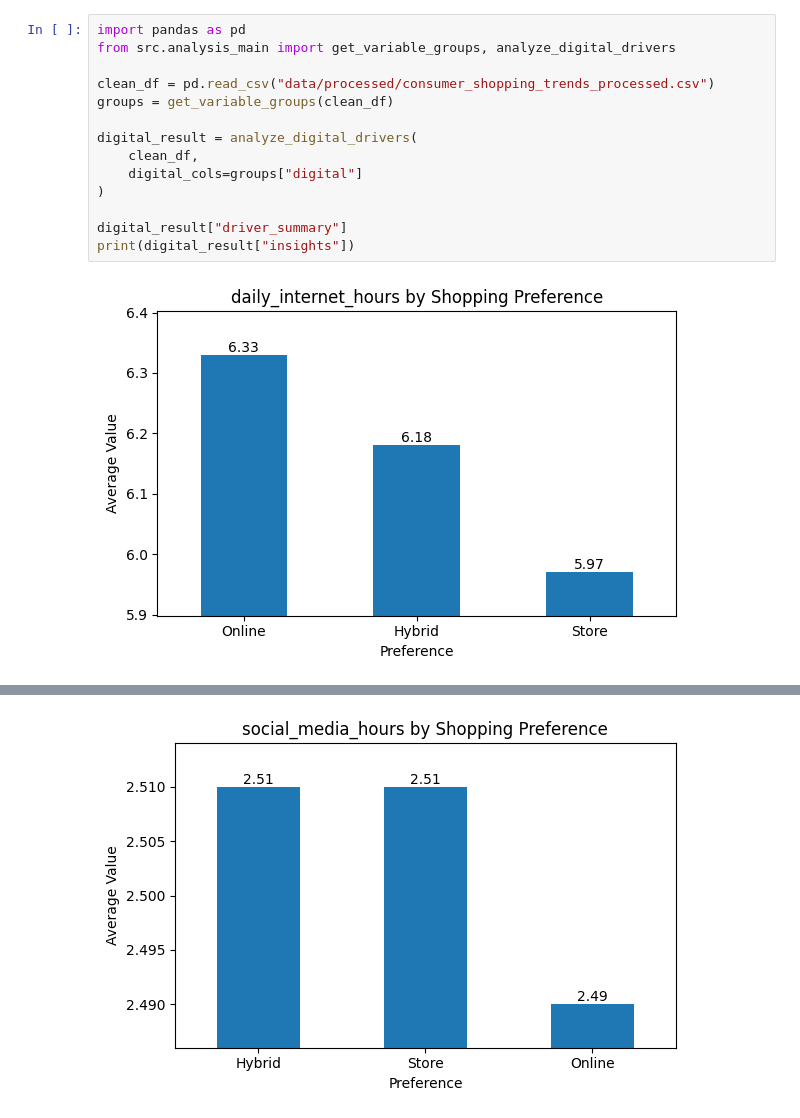
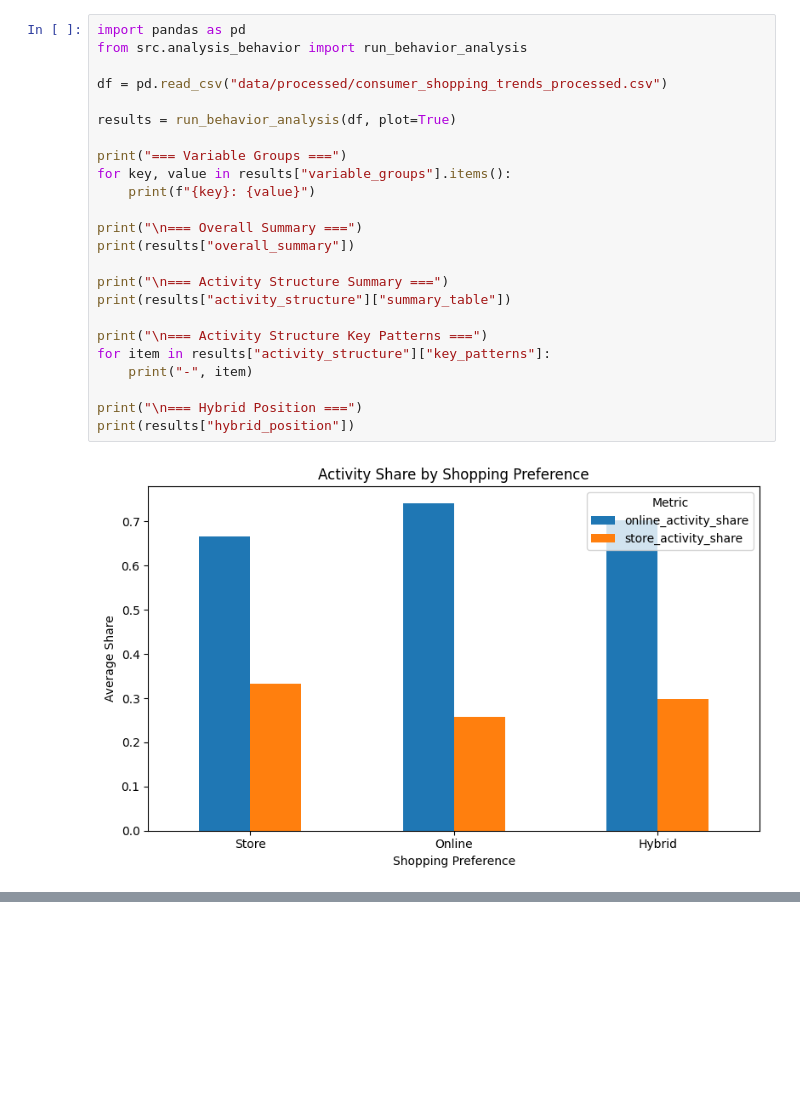
Before and after one commit to Yoyowwwyyy/consumer-shopping-preference-analysis, a Jupyter notebook: main.ipynb, the cells around one changed output, grey strips where cells are left out. Drawn from its saved outputs; the diff is of its cells as text; blank space fills up the shorter version.

Commit message:
feat: add analysis behavior module

```diff
--- a/main.ipynb
+++ b/main.ipynb
@@ -1,16 +1,26 @@
 # %%
 import pandas as pd
-from src.analysis_main import get_variable_groups, analyze_digital_drivers
+from src.analysis_behavior import run_behavior_analysis
 
-clean_df = pd.read_csv("data/processed/consumer_shopping_trends_processed.csv")
-groups = get_variable_groups(clean_df)
+df = pd.read_csv("data/processed/consumer_shopping_trends_processed.csv")
 
-digital_result = analyze_digital_drivers(
-    clean_df,
-    digital_cols=groups["digital"]
-)
+results = run_behavior_analysis(df, plot=True)
 
-digital_result["driver_summary"]
-print(digital_result["insights"])
+print("=== Variable Groups ===")
+for key, value in results["variable_groups"].items():
+    print(f"{key}: {value}")
+
+print("\n=== Overall Summary ===")
+print(results["overall_summary"])
+
+print("\n=== Activity Structure Summary ===")
+print(results["activity_structure"]["summary_table"])
+
+print("\n=== Activity Structure Key Patterns ===")
+for item in results["activity_structure"]["key_patterns"]:
+    print("-", item)
+
+print("\n=== Hybrid Position ===")
+print(results["hybrid_position"])
 # %% [output]
-[figure, old version]
+[figure, new version]
@@ -18 +27,0 @@ print(digital_result["insights"])
-[figure, removed]
```
Also changed, not shown: parts of 1 cell of this notebook, 1 other file.
